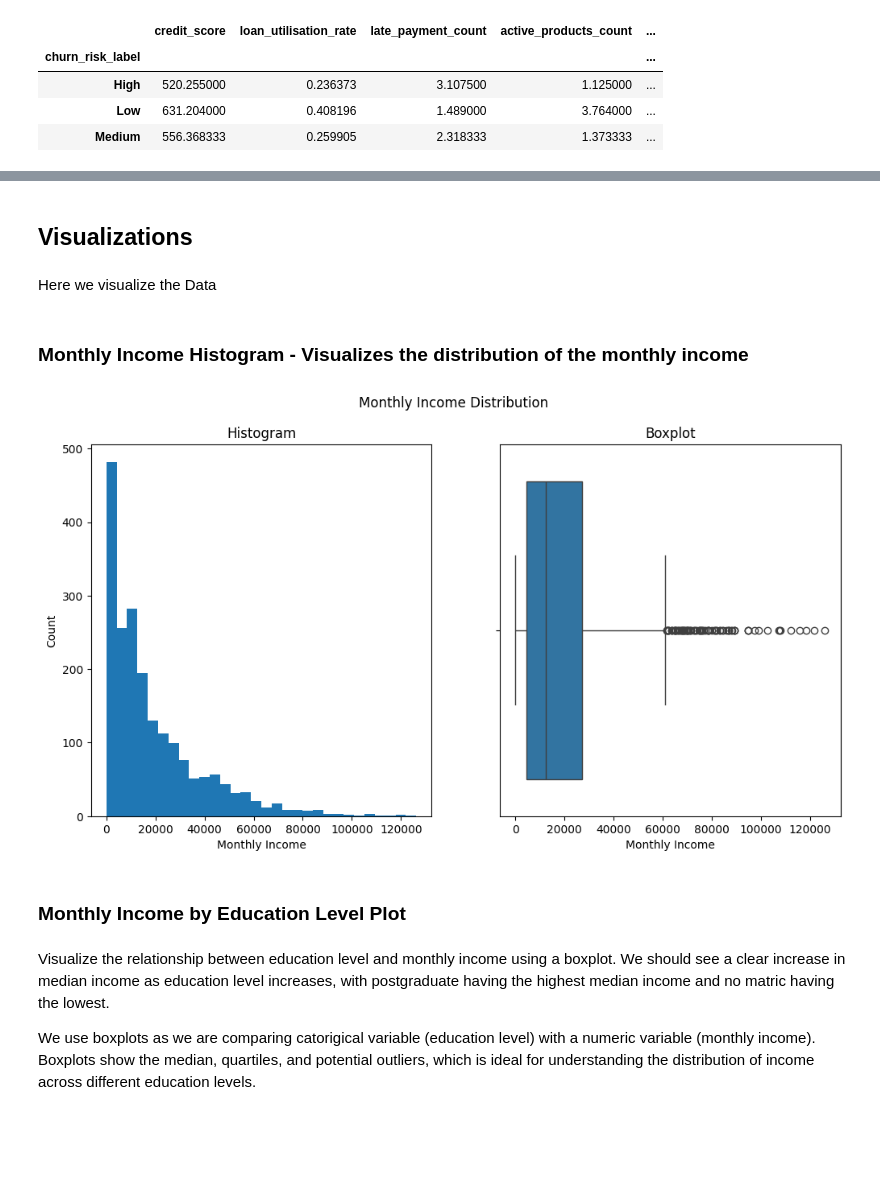
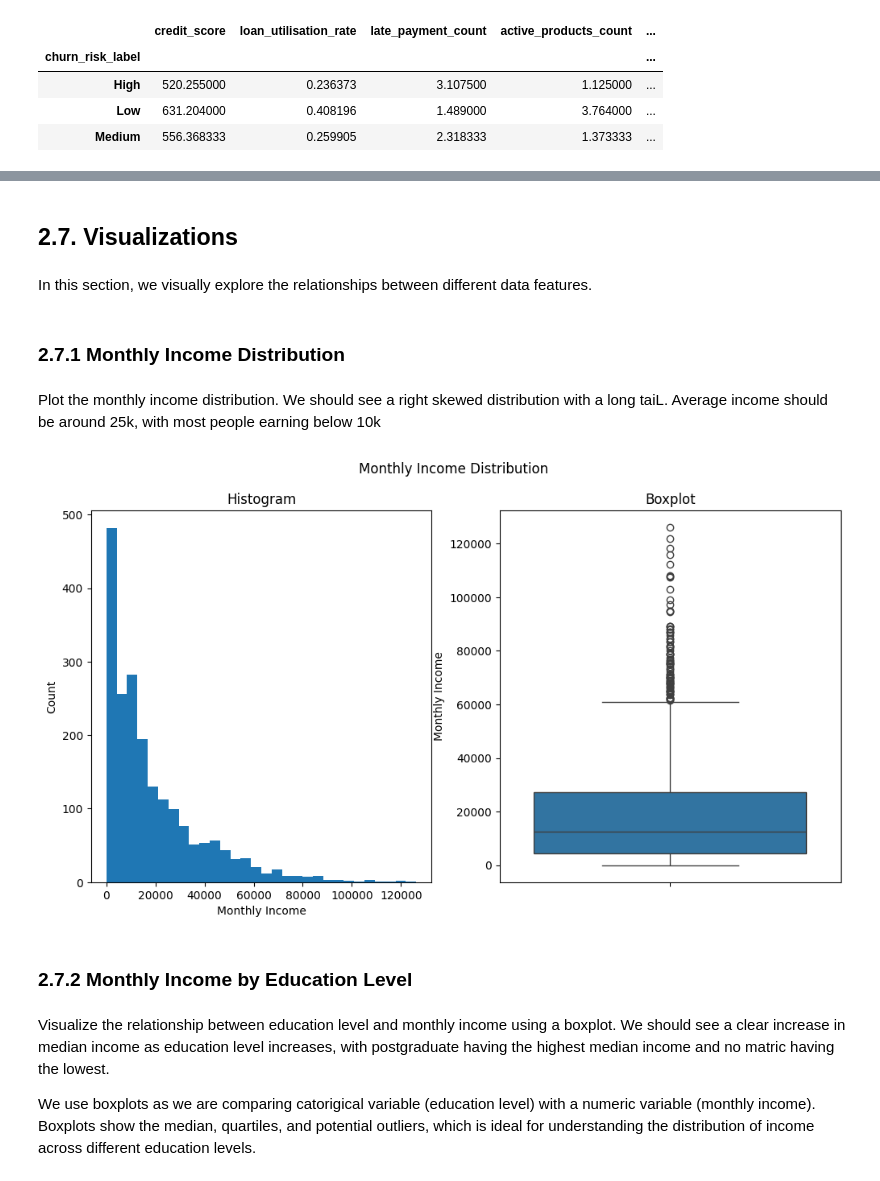
Before and after one commit to MukundiRams/customer-intelligence, a Jupyter notebook: retail-core.ipynb, the cells around one changed output, grey strips where cells are left out. Saved outputs shown, nothing was run; the diff lists cells and outputs as text; code cells hidden in the pictures; blank space fills up the shorter version.

Commit message:
completed the AI summaries, added more context in each section

```diff
--- a/retail-core.ipynb
+++ b/retail-core.ipynb
@@ -417,34 +476,35 @@ df.groupby("churn_risk_label")[["credit_score","loan_utilisation_rate","late_pay
 # %% [markdown]
-## Visualizations
+## 2.7. Visualizations
 # %% [markdown]
-Here we visualize the Data
+In this section, we visually explore the relationships between different data features.
 # %% [markdown]
-### Monthly Income Histogram - Visualizes the distribution of the monthly income
+### 2.7.1 Monthly Income Distribution
+# %% [markdown]
+Plot the monthly income distribution. We should see a right skewed distribution with a long taiL.
+Average income should be around 25k, with most people earning below 10k
 # %%
-# Plot the monthly income distribution. We should see a right skewed distribution with a long taiL.
-# Average income should be around 25k, with most people earning below 10k
 fig,ax = plt.subplots(1,2, figsize=(12,6))
 
 
 ax[0].hist(df["monthly_income"], bins=30)
 ax[0].set_title("Histogram")
 ax[0].set_xlabel("Monthly Income")
 ax[0].set_ylabel("Count")
 
-sns.boxplot(x=df["monthly_income"], ax=ax[1])
+sns.boxplot(y=df["monthly_income"], ax=ax[1])
 ax[1].set_title("Boxplot")
-ax[1].set_xlabel("Monthly Income")
+ax[1].set_ylabel("Monthly Income")
 # ax[1].set_xticks(rotation=45)
 
 plt.suptitle("Monthly Income Distribution")
 
 
 
 plt.show()
 # %% [output]
-[figure, old version]
+[figure, new version]
 # %% [markdown]
-### Monthly Income by Education Level Plot
+### 2.7.2 Monthly Income by Education Level
 # %% [markdown]
 Visualize the relationship between education level and monthly income using a boxplot. We should see a clear increase in median income as education level increases, with postgraduate having the highest median income and no matric having the lowest.
 
```
Also changed, not shown: parts of 64 cells of this notebook, 1 other file.
